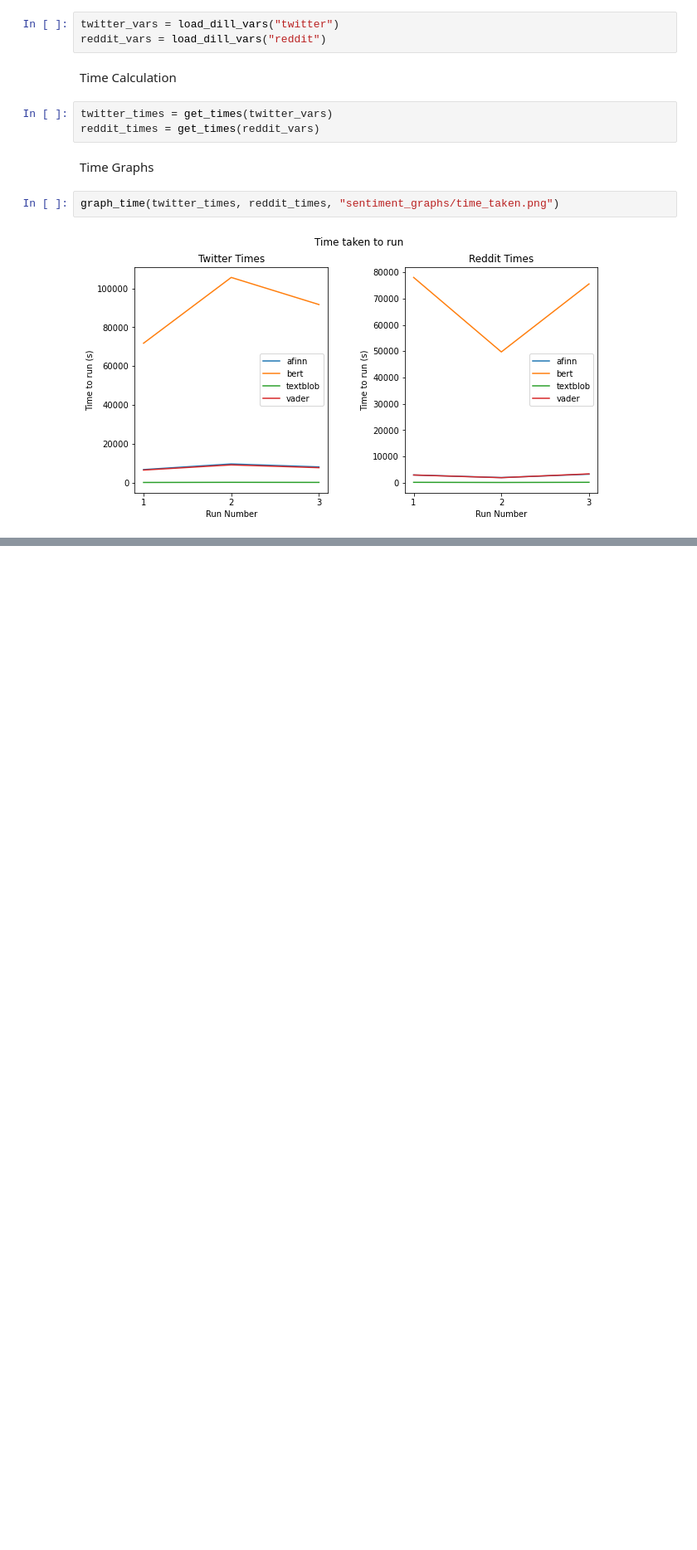
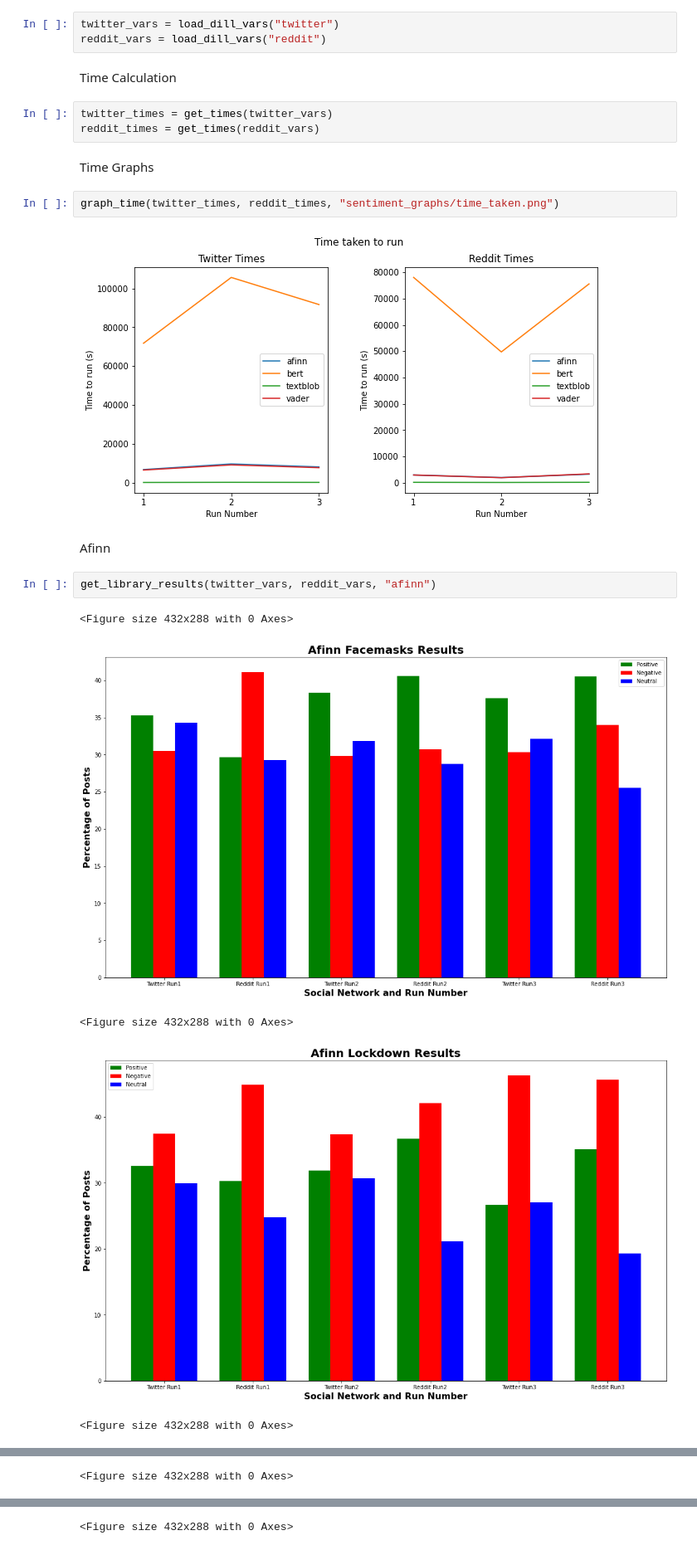
Before and after one commit to craigd00/topic-sentiment-across-sn, a Jupyter notebook: src/sentiment_analysis.ipynb, the cells around one changed output, grey strips where cells are left out. Shown: that part at 83% size. Cells and saved outputs as stored; diff of their text form; blank space fills up the shorter version.

Commit message:
Made graphics to compare each run against each other from twitter and reddit, for each library (Closes #38, #39)

```diff
--- a/src/sentiment_analysis.ipynb
+++ b/src/sentiment_analysis.ipynb
@@ -17,3 +18,13 @@ Time Graphs
 graph_time(twitter_times, reddit_times, "sentiment_graphs/time_taken.png")
 # %% [output]
 [figure]
+# %% [markdown]
+Afinn
+# %%
+get_library_results(twitter_vars, reddit_vars, "afinn")
+# %% [output]
+<Figure size 432x288 with 0 Axes>
+[figure, added]
+<Figure size 432x288 with 0 Axes>
+[figure, added]
+<Figure size 432x288 with 0 Axes>
@@ -19,0 +32 @@ graph_time(twitter_times, reddit_times, "sentiment_graphs/time_taken.png")
+<Figure size 432x288 with 0 Axes>
@@ -19,0 +34 @@ graph_time(twitter_times, reddit_times, "sentiment_graphs/time_taken.png")
+<Figure size 432x288 with 0 Axes>
```
Also changed, not shown: parts of 8 cells of this notebook, 29 other files.
